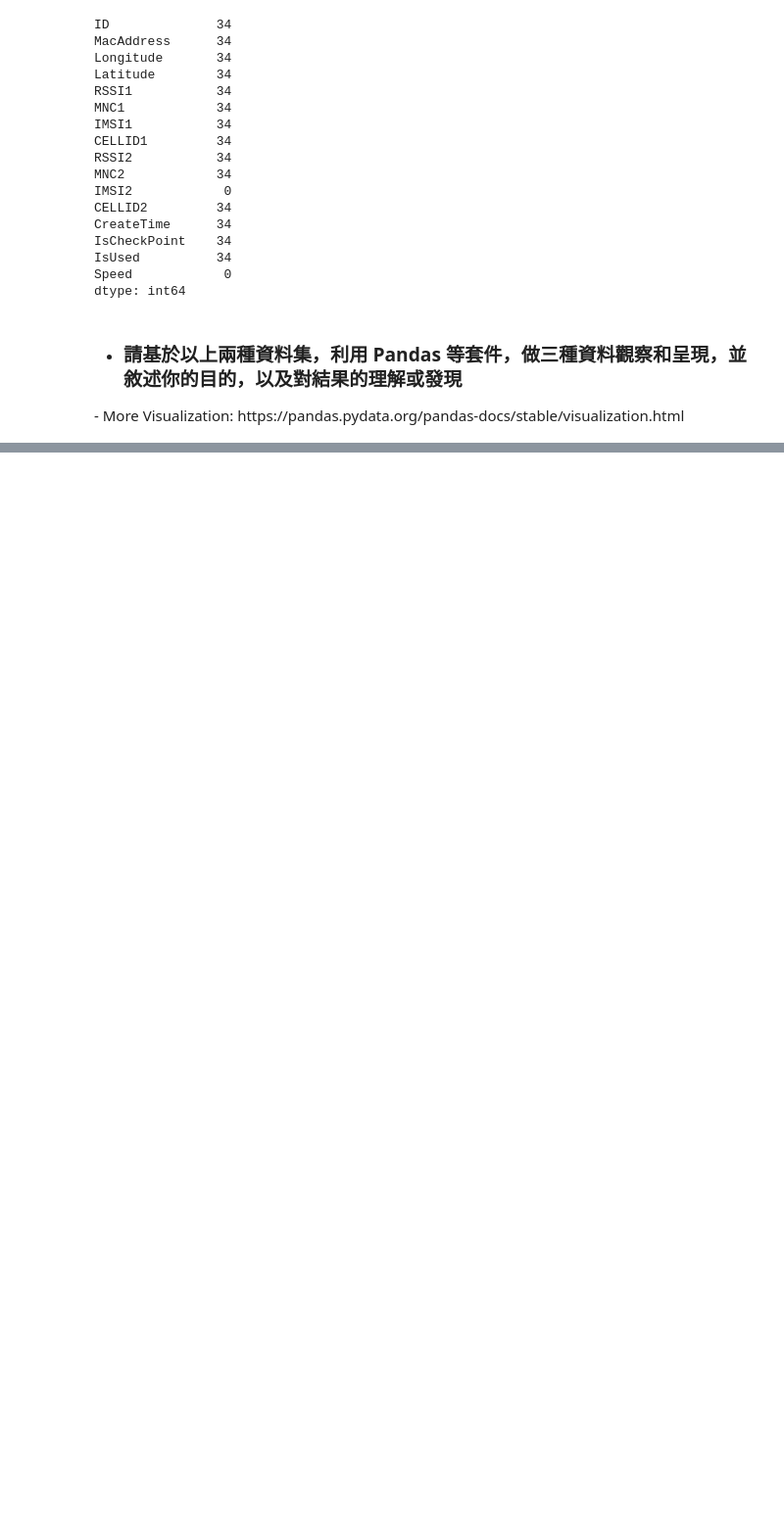
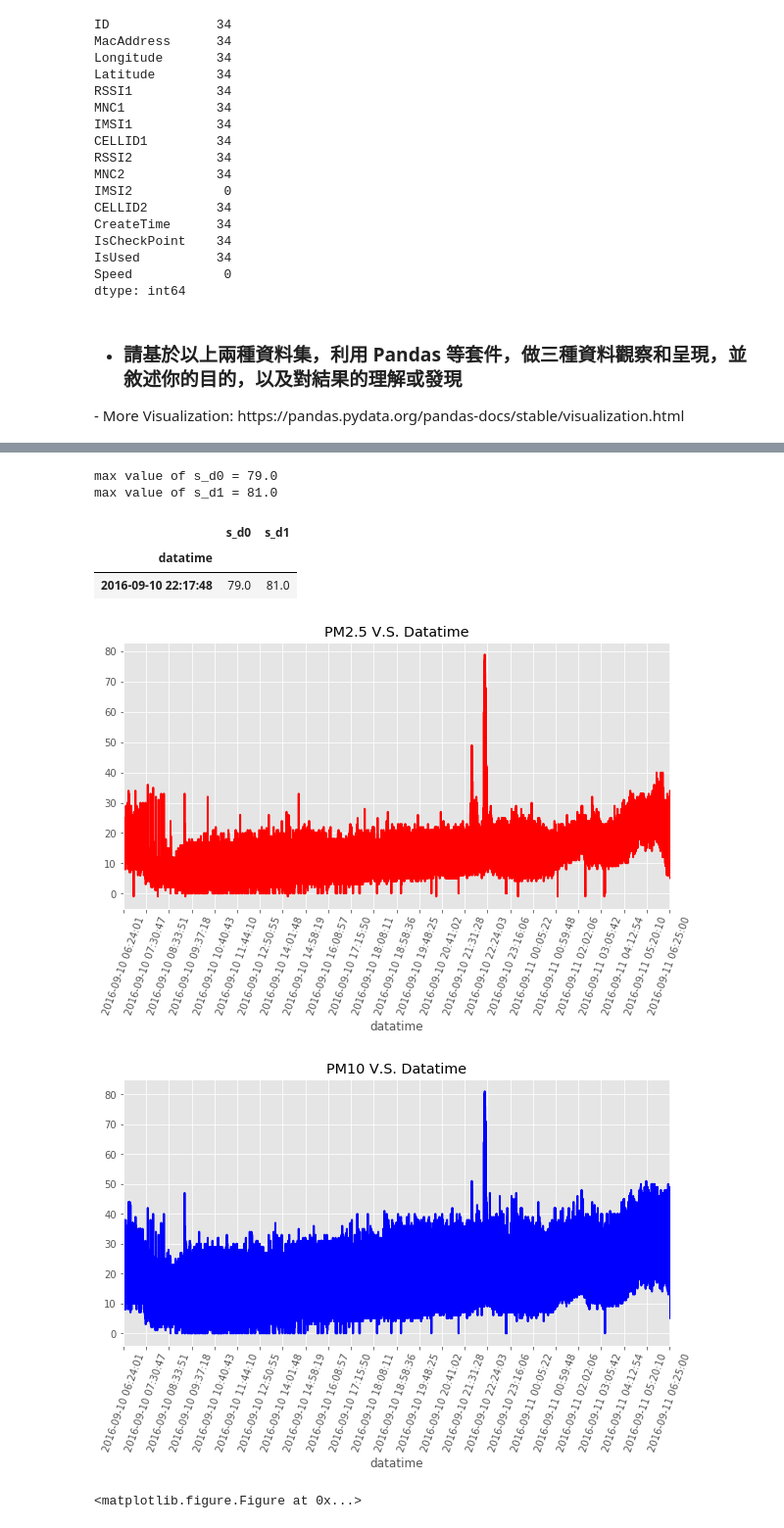
Before and after one commit to Coslate/DataMining_Lab1, a Jupyter notebook: DM106-2 Lab 1-2.ipynb, the cells around one changed output, grey strips where cells are left out. Shown: that part at 98% size. Saved outputs shown, nothing was run; the diff lists cells and outputs as text; code cells hidden in the pictures; blank space fills up the shorter version.

```diff
--- a/DM106-2 Lab 1-2.ipynb
+++ b/DM106-2 Lab 1-2.ipynb
@@ -497,0 +374,33 @@ pm25_datatime_thresh_sd1
+# %%
+plt.figure(1)
+pm25_datatime_data_sd0 = pm25_data.groupby('datatime')['s_d0'].mean()
+size = len(pm25_datatime_data_sd0)
+pm25_datatime_data_sd0.plot(title = 'PM2.5 V.S. Datatime', rot = 70, c = 'r', xticks = range(0, size, int(size/24)))
+
+plt.figure(2)
+pm25_datatime_data_sd1 = pm25_data.groupby('datatime')['s_d1'].mean()
+size = len(pm25_datatime_data_sd1)
+pm25_datatime_data_sd1.plot(title = 'PM10 V.S. Datatime', rot = 70, c = 'b', xticks = range(0, size, int(size/24)))
+
+plt.figure(3)
+pm25_datatime_data_sd0_sd1 = pm25_data.groupby('datatime')[['s_d0', 's_d1']].mean()
+pm25_datatime_thresh_sd0_sd1 = pm25_datatime_data_sd0_sd1[(pm25_datatime_data_sd0_sd1.s_d0 > 36) & (pm25_datatime_data_sd0_sd1.s_d1>55)]
+size = len(pm25_datatime_thresh_sd0_sd1)
+pm25_datatime_thresh_sd0_sd1.plot(title = 'Critical PM2.5, PM10 V.S. Datatime', rot = 70, xticks = range(0, size, int(size/8)))
+
+max_sd0= max(pm25_datatime_data_sd0_sd1['s_d0'])
+max_sd1 = max(pm25_datatime_data_sd0_sd1['s_d1'])
+print("max value of s_d0 = {x}".format(x= max_sd0))
+print("max value of s_d1 = {x}".format(x= max_sd1))
+
+pm25_datatime_thresh_sd0_sd1 = pm25_datatime_thresh_sd0_sd1[(pm25_datatime_thresh_sd0_sd1.s_d0 == max_sd0) | (pm25_datatime_thresh_sd0_sd1.s_d0 == max_sd1)]
+pm25_datatime_thresh_sd0_sd1
+# %% [output]
+max value of s_d0 = 79.0
+max value of s_d1 = 81.0
+|  | s_d0 | s_d1 |
+| datatime |  |  |
+| 2016-09-10 22:17:48 | 79.0 | 81.0 |
+[figure, added]
+[figure, added]
+<matplotlib.figure.Figure at 0x...>
```
Also changed, not shown: parts of 14 cells of this notebook, 1 other file.
